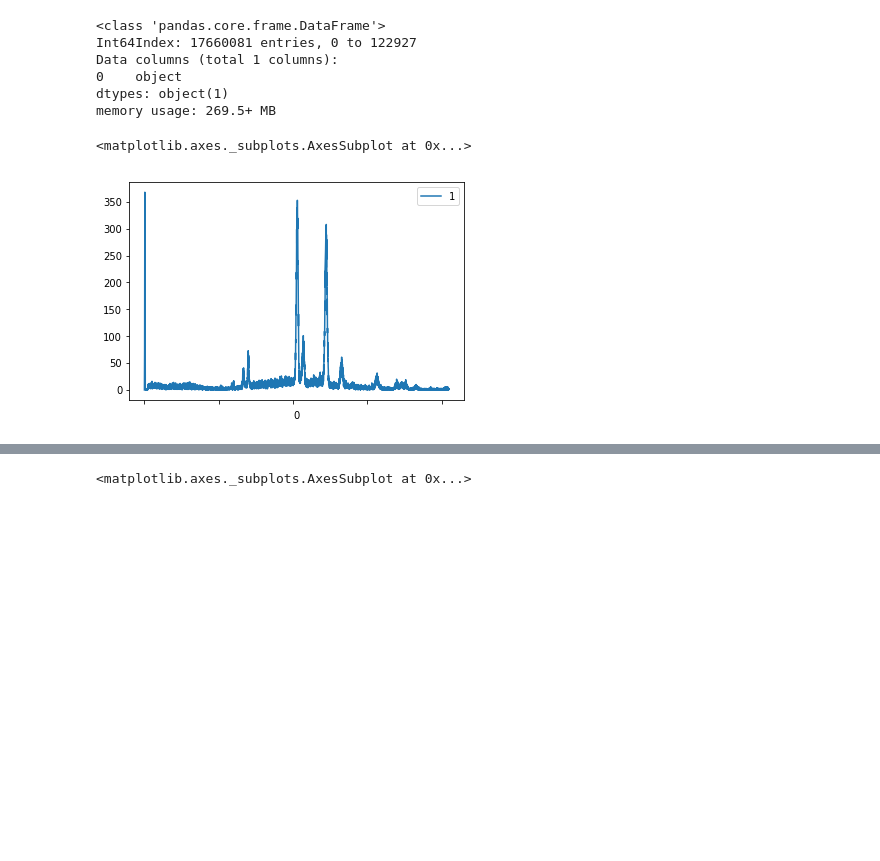
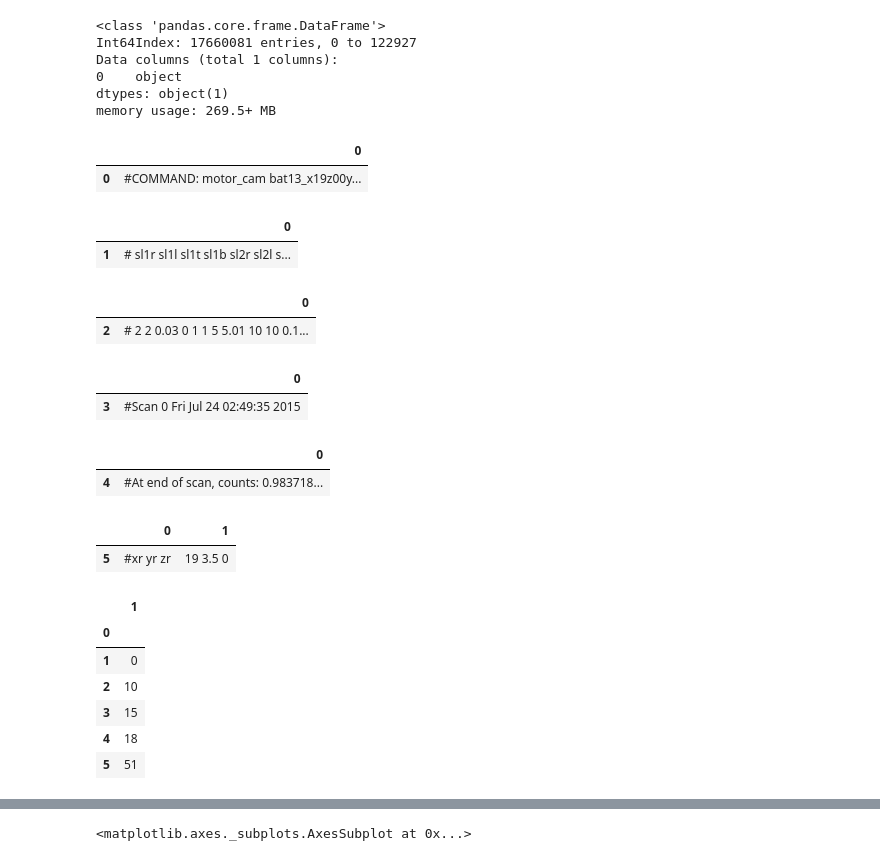
Before and after one commit to jwnich93/XRD-Analysis-and-Reporting-Tool, a Jupyter notebook: XRD_Data_Munging_Test_Read.ipynb, the cells around one changed output, grey strips where cells are left out. Cells and saved outputs as stored; diff of their text form; code cells hidden in the pictures; blank space fills up the shorter version.

```diff
--- a/XRD_Data_Munging_Test_Read.ipynb
+++ b/XRD_Data_Munging_Test_Read.ipynb
@@ -55,11 +60,8 @@ memory usage: 269.5+ MB
 #example test practice reading in just one file stand alone
 
 # Read table into pandas
+
 query1 = pd.read_table('C:\\Users\Jesse\Documents\FILES\BATTERY_DATA_ANALYSIS\DATA/bat13_x19z00y03_2.xy', header=None).loc[6:8197]
 # Strip Text and Expand into two columns
 query2 = query1[0].str.strip().str.split(' ',expand=True).set_index(0)
 query2[1] = query2[1].astype(int)
-query2.plot()
-# %% [output]
-<matplotlib.axes._subplots.AxesSubplot at 0x...>
-[figure, removed]
@@ -65,0 +70,50 @@ query2.plot()
+# %%
+query_command = query2a[0:1]
+query_command2 = query_command[0].str.split('=',expand=True)
+query_command2
+# %% [output]
+|  | 0 |
+| 0 | #COMMAND: motor_cam bat13_x19z00y... |
+# %%
+line2 = query2a[1:2]
+line2
+# %% [output]
+|  | 0 |
+| 1 | # sl1r sl1l sl1t sl1b sl2r sl2l s... |
+# %%
+line3 = query2a[2:3]
+line3
+# %% [output]
+|  | 0 |
+| 2 | # 2 2 0.03 0 1 1 5 5.01 10 10 0.1... |
+# %%
+line4 = query2a[3:4]
+line4
+# %% [output]
+|  | 0 |
+| 3 | #Scan 0 Fri Jul 24 02:49:35 2015 |
+# %%
+line5 = query2a[4:5]
+line5
+# %% [output]
+|  | 0 |
+| 4 | #At end of scan, counts: 0.983718... |
+# %%
+# Extract xr yr zr data, for testing purposes
+query2b = query2a[5:6]
+query2c = query2b[0].str.split('=',expand=True)
+query2c
+# %% [output]
+|  | 0 | 1 |
+| 5 | #xr yr zr | 19 3.5 0 |
+# %%
+#XY Data
+query2.head()
+# %% [output]
+|  | 1 |
+| 0 |  |
+| 1 | 0 |
+| 2 | 10 |
+| 3 | 15 |
+| 4 | 18 |
+| 5 | 51 |
```
Also changed, not shown: parts of 5 cells of this notebook.
